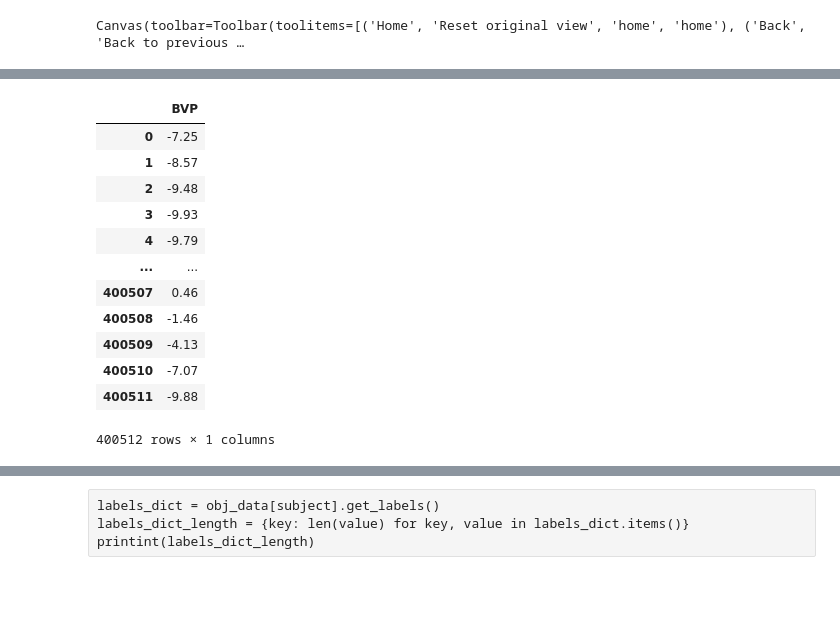
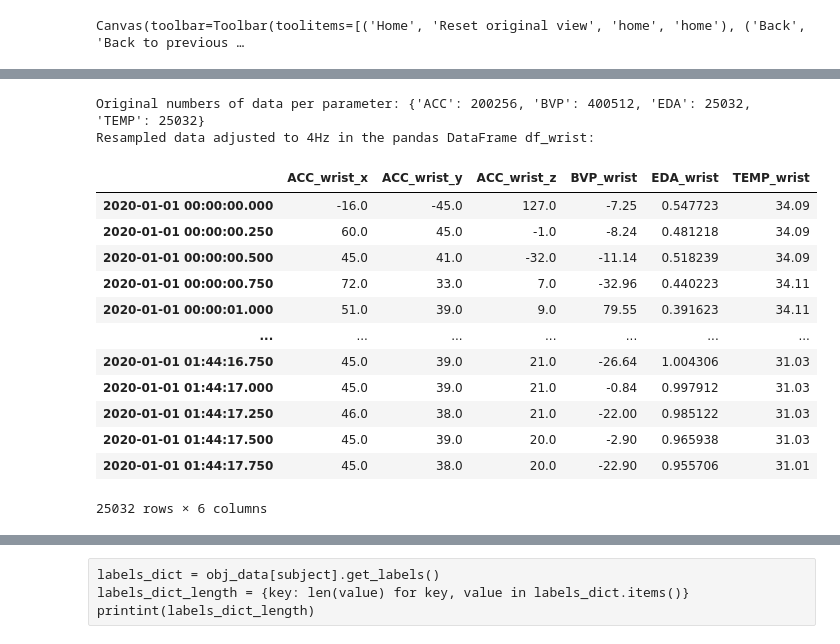
Before and after one commit to guillaume-azarias/Digital-Biomarker-Study, a Jupyter notebook: Prophet_WESAD_GridSearch.ipynb, the cells around one changed output, grey strips where cells are left out. Saved outputs shown, nothing was run; the diff lists cells and outputs as text; code cells hidden in the pictures; blank space fills up the shorter version.

```diff
--- a/Prophet_WESAD_GridSearch.ipynb
+++ b/Prophet_WESAD_GridSearch.ipynb
@@ -414,16 +313,0 @@ pandas.core.frame.DataFrame
-# %%
-df_BVP_raw
-# %% [output]
-|  | BVP |
-| 0 | -7.25 |
-| 1 | -8.57 |
-| 2 | -9.48 |
-| 3 | -9.93 |
-| 4 | -9.79 |
-| ... | ... |
-| 400507 | 0.46 |
-| 400508 | -1.46 |
-| 400509 | -4.13 |
-| 400510 | -7.07 |
-| 400511 | -9.88 |
-400512 rows × 1 columns
@@ -441,0 +316,44 @@ qgrid.show_grid(df_EDA_TEMP)
+# %%
+# Extraction of numbers of data
+wrist_dict_length = {key: len(value) for key, value in wrist_data_dict.items()}
+print('Original numbers of data per parameter: ' + str(wrist_dict_length))
+wrist_ser_length = pd.Series(wrist_dict_length)
+df_wrist = pd.DataFrame()
+
+# Adjust all data to the same frequence
+for wrist_param, param_length in wrist_ser_length.items():
+    # Generate the frequence in microseconds (U) from the acquisition frequency
+    freq = str(int(1000000/freq_df.loc[wrist_param + '_wrist'])) + 'U'
+    # Generate temporary dataset
+    index = pd.date_range(start='1/1/2020', periods=param_length, freq=freq)
+    df_temp_raw = pd.DataFrame(wrist_data_dict[wrist_param], index=index)
+    if wrist_param == 'ACC':
+        df_temp_raw.columns = ['ACC_wrist_x', 'ACC_wrist_y', 'ACC_wrist_z']
+    else:
+        df_temp_raw.columns = [wrist_param + '_wrist']
+    # Resampling
+    df_temp = df_temp_raw.resample(working_freq).pad()
+    # Append the wrist data
+    if df_wrist.shape[1]==0:
+        df_wrist = df_temp
+    else:
+        df_wrist = pd.concat([df_wrist, df_temp], axis=1)
+
+print('Resampled data adjusted to ' + str(freq_df['working_freq']) + 'Hz in the pandas DataFrame df_wrist:')
+df_wrist
+# %% [output]
+Original numbers of data per parameter: {'ACC': 200256, 'BVP': 400512, 'EDA': 25032, 'TEMP': 25032}
+Resampled data adjusted to 4Hz in the pandas DataFrame df_wrist:
+|  | ACC_wrist_x | ACC_wrist_y | ACC_wrist_z | BVP_wrist | EDA_wrist | TEMP_wrist |
+| 2020-01-01 00:00:00.000 | -16.0 | -45.0 | 127.0 | -7.25 | 0.547723 | 34.09 |
+| 2020-01-01 00:00:00.250 | 60.0 | 45.0 | -1.0 | -8.24 | 0.481218 | 34.09 |
+| 2020-01-01 00:00:00.500 | 45.0 | 41.0 | -32.0 | -11.14 | 0.518239 | 34.09 |
+| 2020-01-01 00:00:00.750 | 72.0 | 33.0 | 7.0 | -32.96 | 0.440223 | 34.11 |
+| 2020-01-01 00:00:01.000 | 51.0 | 39.0 | 9.0 | 79.55 | 0.391623 | 34.11 |
+| ... | ... | ... | ... | ... | ... | ... |
+| 2020-01-01 01:44:16.750 | 45.0 | 39.0 | 21.0 | -26.64 | 1.004306 | 31.03 |
+| 2020-01-01 01:44:17.000 | 45.0 | 39.0 | 21.0 | -0.84 | 0.997912 | 31.03 |
+| 2020-01-01 01:44:17.250 | 46.0 | 38.0 | 21.0 | -22.00 | 0.985122 | 31.03 |
+| 2020-01-01 01:44:17.500 | 45.0 | 39.0 | 20.0 | -2.90 | 0.965938 | 31.03 |
+| 2020-01-01 01:44:17.750 | 45.0 | 38.0 | 20.0 | -22.90 | 0.955706 | 31.01 |
+25032 rows × 6 columns
```
Also changed, not shown: parts of 27 cells of this notebook.
